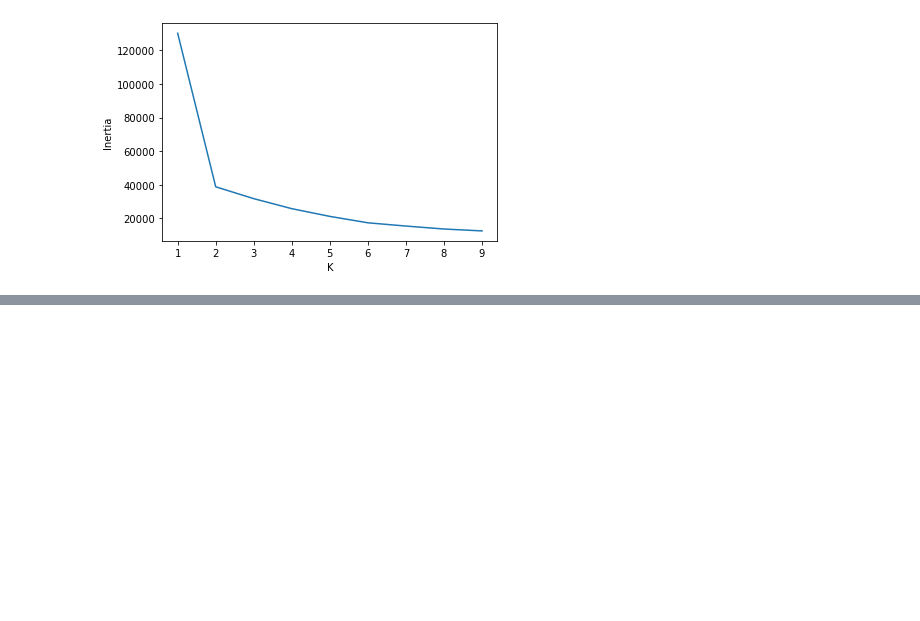
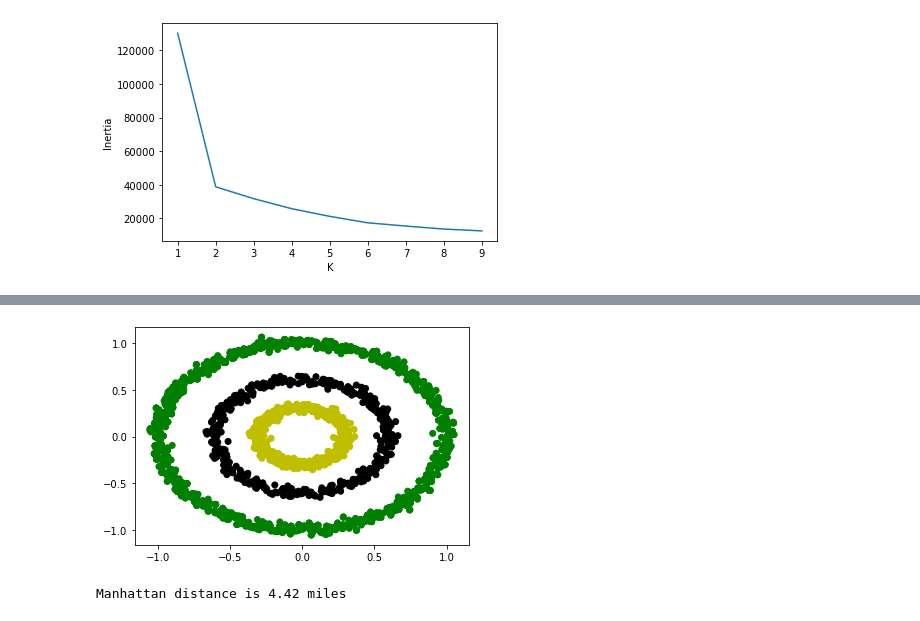
Before and after one commit to IanSinColorado/DataScienceBootcamp, a Jupyter notebook: Chapter10.ipynb, the cells around one changed output, grey strips where cells are left out. Drawn from its saved outputs; the diff is of its cells as text; code cells hidden in the pictures; blank space fills up the shorter version.

```diff
--- a/Chapter10.ipynb
+++ b/Chapter10.ipynb
@@ -159,0 +186,6 @@ plt.show()
+# %%
+# Density (one version): A point is in a dense region only if it's located within a distance X of Y other points
+# X and Y are epsilon and min_points respectively
+# Specifying density parameters
+epsilon = 0.1
+min_points = 10
@@ -159,0 +232,19 @@ plt.show()
+# %%
+# 10.4 DBSCAN: A clusterin algorithm for grouping data based on spatial density
+# DBSCAN: Density-Based Spatial Cluster of Applications with Noise
+#    1. Select a random point coordinate from a data list
+#    2. Obtain all neighbors within epsilon distance of that point
+#    3. If fewer than min_points neighbors are discovered, repeat step 1 using a different random point.
+#       Otherwise, group point and its neighbors into a single cluster
+#    4. Iteratively repeat steps 2 and 3 across all newly discovered neighbors. All neighboring dense points are merged
+#       into the cluster. Iterations terminate after the cluster stops expanding
+#    5. After extracting the entire cluster, repeat steps 1-4 on all data points whose density hasn't yet been analyzed
+# Using DBSCAN to cluster rings
+from sklearn.cluster import DBSCAN
+cluster_model = DBSCAN(eps=epsilon, min_samples=min_points)
+rock_clusters = cluster_model.fit_predict(rocks)
+colors = [['g', 'y', 'k'][cluster] for cluster in rock_clusters]
+plt.scatter(x_coordinates, y_coordinates, color=colors)
+plt.show()
+# %% [output]
+[figure, added]
@@ -159,0 +259,16 @@ plt.show()
+# %%
+# Note: K-means does not work for points in non-Euclidean space (not just a straight line)
+# 10.4.2 Clustering based on non-Euclidean distance
+# Computing the Manhattan distance
+def manhattan_distance(point_a, point_b):
+    num_blocks = np.sum(np.absolute(point_a - point_b))
+    return 0.17 * num_blocks # 0.17 mi is the average length of a block in NY
+
+x = np.array([34, 5])
+y = np.array([57, 8])
+distance = manhattan_distance(x, y)
+# can also import cityblock from scipy.spacial.distance and then run 0.17 * cityblock(x, y)
+
+print(f"Manhattan distance is {distance} miles")
+# %% [output]
+Manhattan distance is 4.42 miles
```
Also changed, not shown: parts of 15 cells of this notebook.
